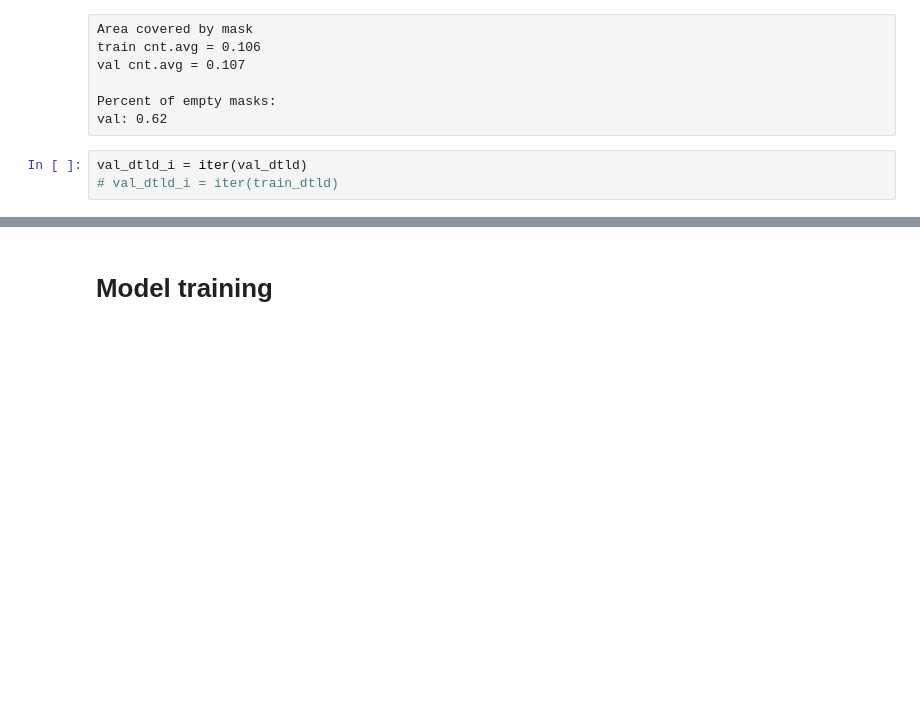
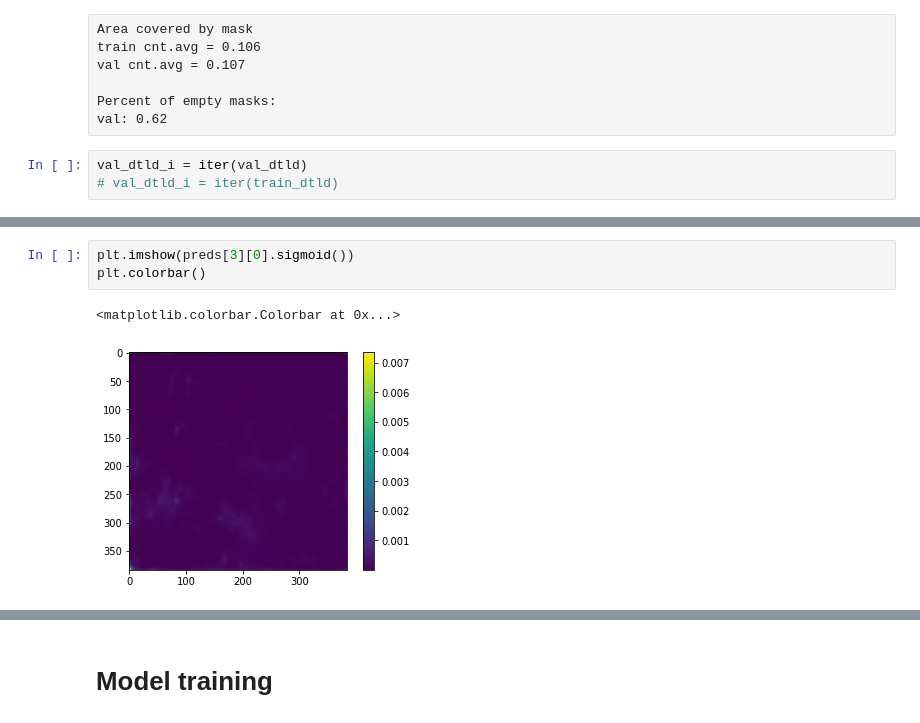
Before and after one commit to bonlime/opencities, a Jupyter notebook: 2. Model Training.ipynb, the cells around one changed output, grey strips where cells are left out. Saved outputs shown, nothing was run; the diff lists cells and outputs as text; blank space fills up the shorter version.

```diff
--- a/2. Model Training.ipynb
+++ b/2. Model Training.ipynb
@@ -152,0 +161,6 @@ tensor(16.8677)
+# %%
+plt.imshow(preds[3][0].sigmoid())
+plt.colorbar()
+# %% [output]
+<matplotlib.colorbar.Colorbar at 0x...>
+[figure, added]
```
Also changed, not shown: parts of 26 cells of this notebook, 2 other files.
